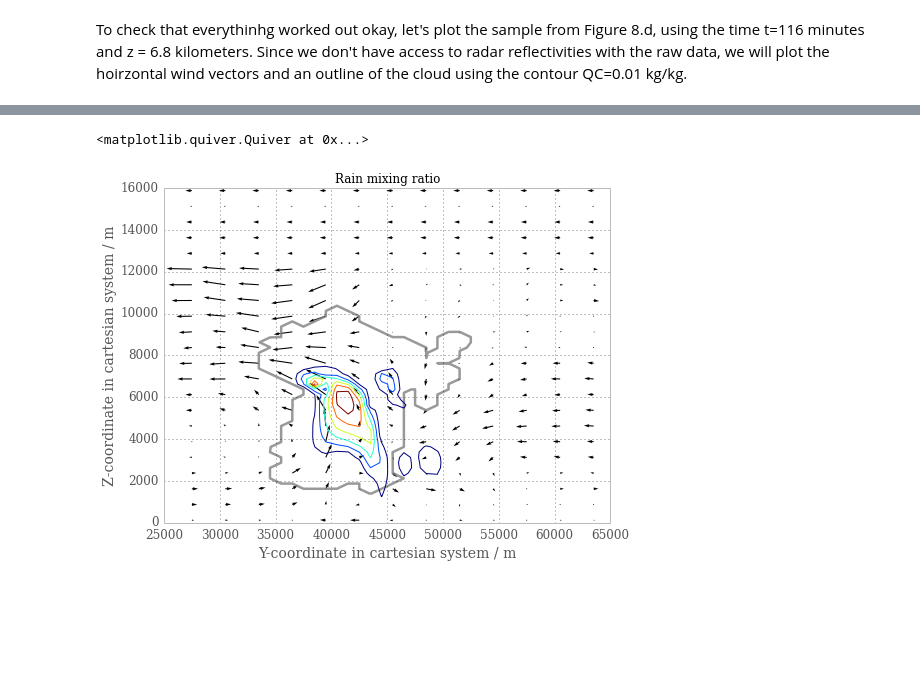
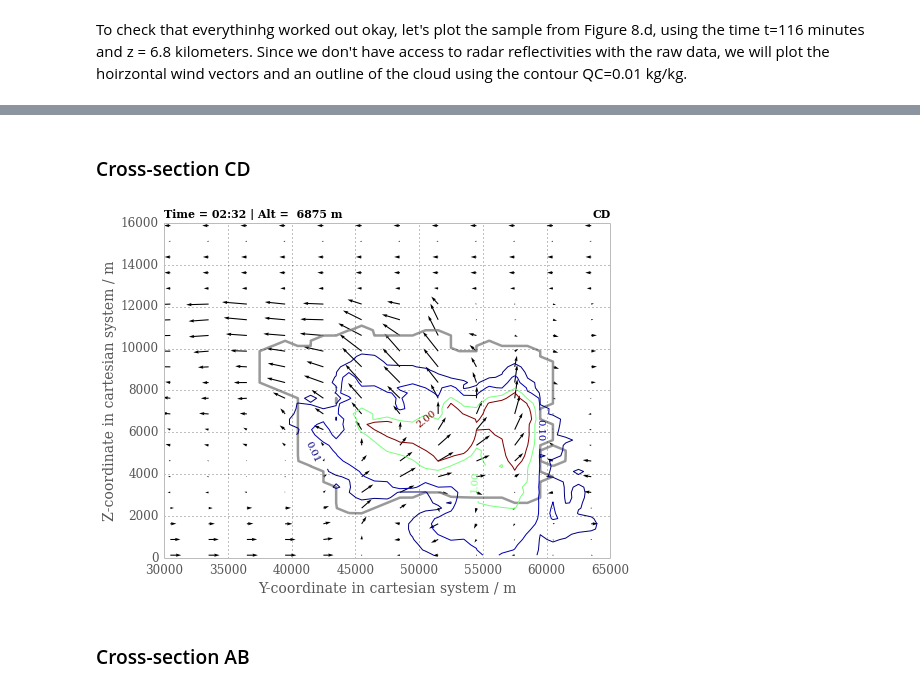
Before and after one commit to darothen/crm-tools, a Jupyter notebook: crm_3D_crosssections.ipynb, the cells around one changed output, grey strips where cells are left out. Cells and saved outputs as stored; diff of their text form; code cells hidden in the pictures; blank space fills up the shorter version.

```diff
--- a/crm_3D_crosssections.ipynb
+++ b/crm_3D_crosssections.ipynb
@@ -66,7 +78,7 @@ import iris.quickplot as qplt
 
 ## Setup the constraints
 alt = iris.Constraint(**{zc.name(): 6875.})
-ts = iris.Constraint(time=144*60)
+ts = iris.Constraint(time=152*60)
 x_sub = iris.Constraint(**{xc.name(): lambda x: x > 60e3})
 y_sub = iris.Constraint(**{yc.name(): lambda y: y > 60e3})
 
@@ -76,16 +88,18 @@ qc = data['QC'].extract(alt & ts)
 
 fig = plt.figure()
 ax = fig.add_subplot(111, axisbg='w')
-qplt.contour(qc, coords=[xc.name(), yc.name()],
+c = qplt.contour(qc, coords=[xc.name(), yc.name()],
              colors='grey', levels=[1e-5, ],
              alpha=0.8, linewidths=2.5)
-xi, xe = 85e3, 135e3
-yi, ye = 20e3, 70e3
+ax.set_title("")
+ax.set_title("Time = %02d:%02d | Alt = %5d m" % (2, 32, 6875),
+                 loc='left', fontsize=11)
+xi, xe = 80e3, 140e3
+yi, ye = 25e3, 75e3
 ax.set_xlim(xi, xe)
 ax.set_ylim(yi, ye)
 
-
-sl = 4
+sl = 3
 ax.quiver(xc.points[::sl], yc.points[::sl],
           u.data[::sl, ::sl], v.data[::sl, ::sl],
           units='inches', scale=100)
@@ -94,17 +108,18 @@ ax.quiver(xc.points[::sl], yc.points[::sl],
 lbl_dict = { 'weight': 'bold', 'family': 'sans', 'size': 16 }
 
 ## Vertical slice
-CD_y = [25e3, 65e3]
-CD_x = 100e3
+CD_y = [30e3, 65e3]
+CD_x = 95e3
 ax.plot([CD_x, CD_x], CD_y, 'ok', linestyle='solid', lw=2)
 ax.text(CD_x+500, CD_y[0], "C", fontdict=lbl_dict)
 ax.text(CD_x+500, CD_y[1], "D", fontdict=lbl_dict)
 
 ## Oblique slice
-AB_x = [90e3, 135e3]
-AB_y = [45e3, 35e3]
+AB_x = [85e3, 125e3]
+AB_y = [55e3, 50e3]
 
 ax.plot(AB_x, AB_y, 'ok', linestyle='solid', lw=2)
 ax.text(AB_x[0]+500, AB_y[0], "A", fontdict=lbl_dict)
 ax.text(AB_x[1]+500, AB_y[1], "B", fontdict=lbl_dict)
+#plt.savefig("qc_overview.pdf")
 # %% [output]
@@ -113,30 +127,40 @@ ax.text(AB_x[1]+500, AB_y[1], "B", fontdict=lbl_dict)
+# %% [markdown]
+### Cross-section CD
 # %%
 x_sub = iris.Constraint(**{xc.name(): CD_x+500})
 
 u = data['U'].extract(ts & x_sub)
 v = data['V'].extract(ts & x_sub)
 w = data['W'].extract(ts & x_sub)
 qc = data['QC'].extract(ts & x_sub)
 qr = data['QR'].extract(ts & x_sub)
 qg = data['QG'].extract(ts & x_sub)
 
 fig = plt.figure(figsize=(8,6))
 ax = fig.add_subplot(111, axisbg='w')
 qplt.contour(qc, coords=[yc.name(), zc.name()],
              colors='grey', alpha=0.8,
              levels=[1e-5, ], linewidths=2.5,)
-qplt.contour(qr, coords=[yc.name(), zc.name()],
-              cmap=cm.jet)
+c = qplt.contour(qr, coords=[yc.name(), zc.name()],
+             cmap=cm.jet, levels=[0.01, 0.1, 1.0, 2.0])
+ax.clabel(c, fmt="%1.2f")
+ax.set_title("")
+ax.set_title("Time = %02d:%02d | Alt = %5d m" % (2, 32, 6875),
+            loc='left', fontsize=11)
+ax.set_title("CD", loc='right', fontsize=11, fontweight='bold')
+
 ax.set_xlim(*CD_y)
 ax.set_ylim(0, 16e3)
 
 sl = 3
 ax.quiver(yc.points[::sl], zc.points[::sl],
           v.data[::sl, ::sl], w.data[::sl, ::sl],
           units='inches', scale=75, )
+#savefig("qc_CD.pdf")
 # %% [output]
-<matplotlib.quiver.Quiver at 0x...>
-[figure, old version]
+[figure, new version]
+# %% [markdown]
+### Cross-section AB
 # %%
 ns = 100
 sample_i = np.linspace(0, ns, ns)
```
Also changed, not shown: parts of 10 cells of this notebook, 4 other files.
